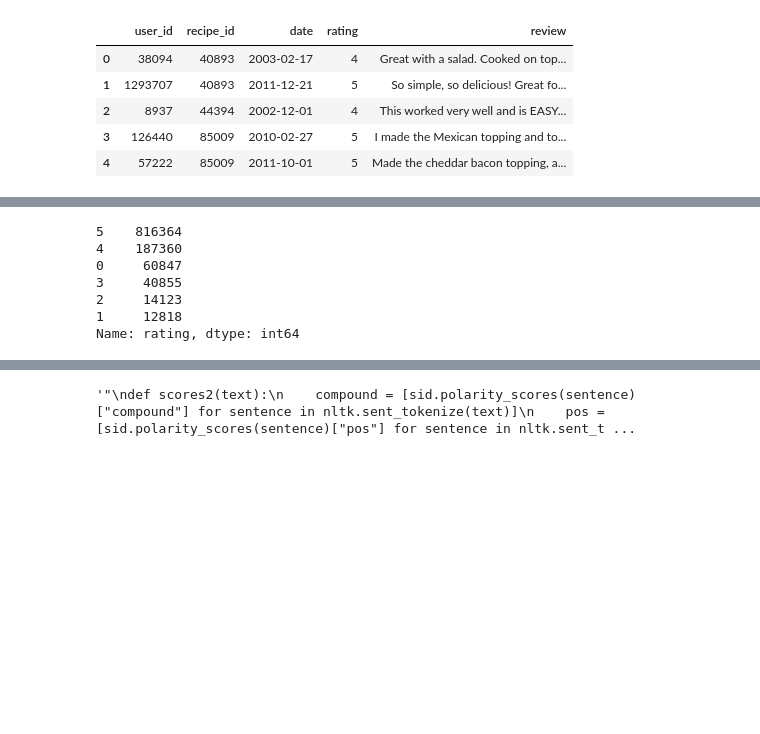
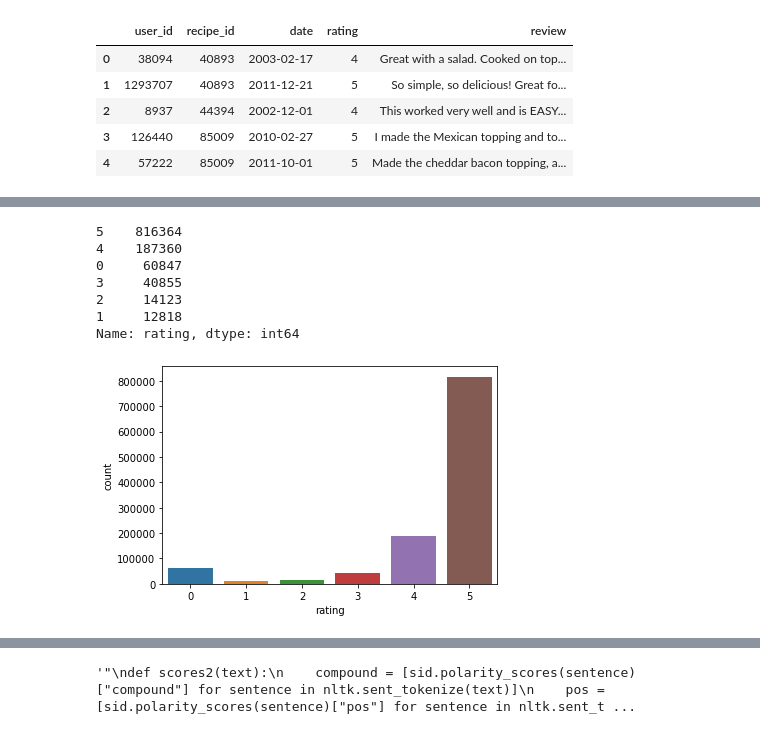
Before and after one commit to lucialarraona/finalproject_socialgraphs22, a Jupyter notebook: Notebooks/nlp_analysis.ipynb, the cells around one changed output, grey strips where cells are left out. Saved outputs shown, nothing was run; the diff lists cells and outputs as text; code cells hidden in the pictures; blank space fills up the shorter version.

```diff
--- a/Notebooks/nlp_analysis.ipynb
+++ b/Notebooks/nlp_analysis.ipynb
@@ -62,16 +62,20 @@ df_recipes.head()
 | 2 | alouette potatoes | 59389 | 45 | [spreadable cheese with garlic an... | 11 | [1170, 4918, 6426, 5185, 7099, 50... |
 | 3 | apple a day milk shake | 5289 | 0 | [milk, vanilla ice cream, frozen ... | 4 | [4717, 7474, 2946, 150] |
 | 4 | aww marinated olives | 25274 | 15 | [fennel seeds, green olives, ripe... | 9 | [2587, 3437, 5002, 3184, 5324, 50... |
-# %%
-df_reviews['rating'].value_counts()
-# %% [output]
-5    816364
-4    187360
-0     60847
-3     40855
-2     14123
-1     12818
-Name: rating, dtype: int64
+# %%
+import seaborn as sns
+sns.countplot(x='rating', data=df_reviews)
+None
+print(df_reviews['rating'].value_counts())
+# %% [output]
+5    816364
+4    187360
+0     60847
+3     40855
+2     14123
+1     12818
+Name: rating, dtype: int64
+[figure, added]
 # %%
 df_com_map = pd.read_csv('user_community_map.csv')
 print(df_com_map.shape)
```
Also changed, not shown: parts of 8 cells of this notebook.
